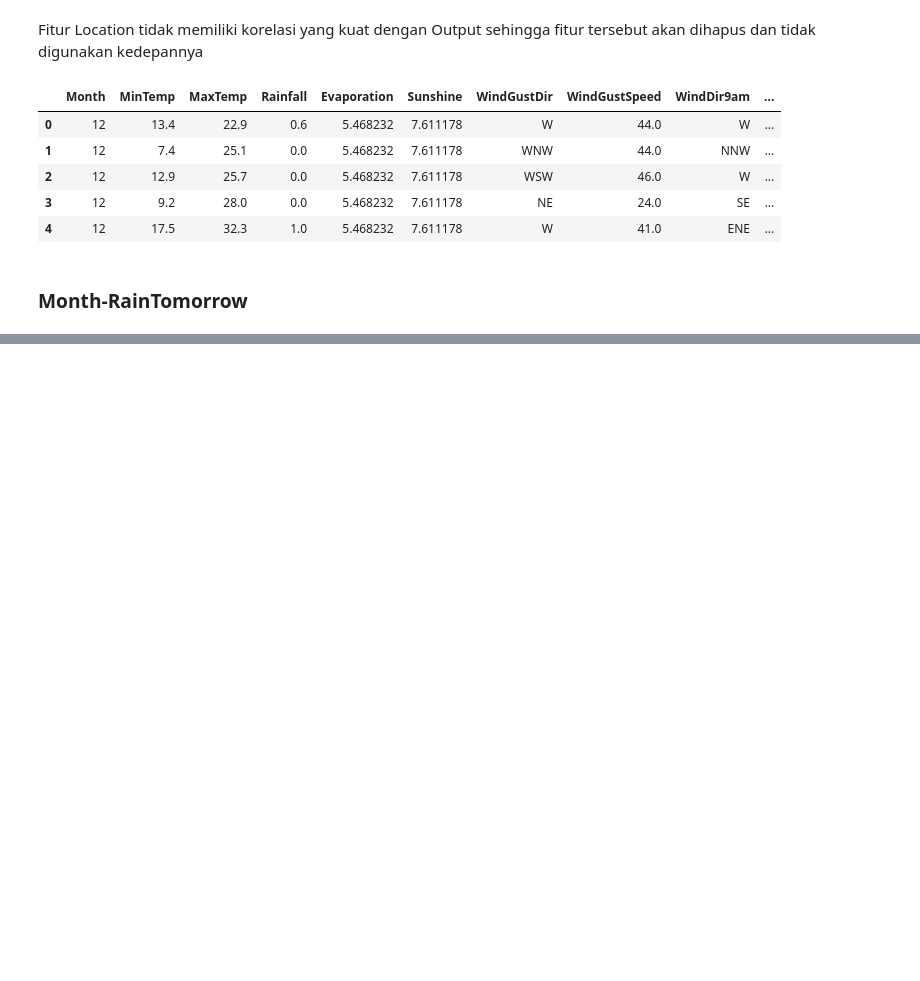
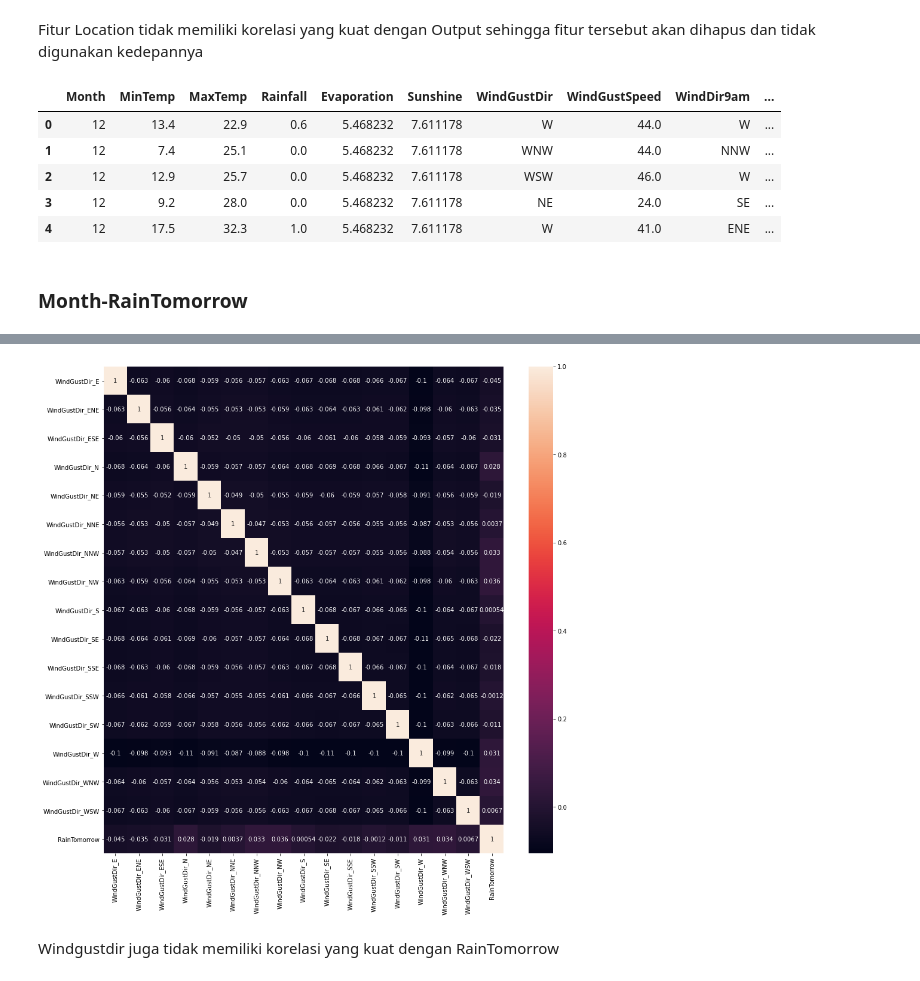
Before and after one commit to HelennaConstantia/PYTN_KampusMerdeka_FP2, a Jupyter notebook: PYTN_KampusMerdeka_fp2_Helenna-Constantia.ipynb, the cells around one changed output, grey strips where cells are left out. Drawn from its saved outputs; the diff is of its cells as text; code cells hidden in the pictures; blank space fills up the shorter version.

```diff
--- a/PYTN_KampusMerdeka_fp2_Helenna-Constantia.ipynb
+++ b/PYTN_KampusMerdeka_fp2_Helenna-Constantia.ipynb
@@ -402,0 +424,7 @@ array([12, 1, 2, 3, 4, 5, 6, 7, 8, 9, 10, 11], dtype=object)
+# %%
+windgustdir_cols=['WindGustDir_E', 'WindGustDir_ENE', 'WindGustDir_ESE',
+                  'WindGustDir_N', 'WindGustDir_NE', 'WindGustDir_NNE',
+                  'WindGustDir_NNW', 'WindGustDir_NW', 'WindGustDir_S', 'WindGustDir_SE', 'WindGustDir_SSE', 'WindGustDir_SSW', 'WindGustDir_SW', 'WindGustDir_W',
+                  'WindGustDir_WNW', 'WindGustDir_WSW','RainTomorrow']
+df_windgustdir=df_cat2[windgustdir_cols]
+df_windgustdir.head()
@@ -402,0 +438,9 @@ array([12, 1, 2, 3, 4, 5, 6, 7, 8, 9, 10, 11], dtype=object)
+# %%
+#memeriksa korelasi
+plt.figure(figsize=(15,15))
+sns.heatmap(df_windgustdir.corr(), annot=True)
+plt.show()
+# %% [output]
+[figure, added]
+# %% [markdown]
+Windgustdir juga tidak memiliki korelasi yang kuat dengan RainTomorrow
```
Also changed, not shown: parts of 19 cells of this notebook.
